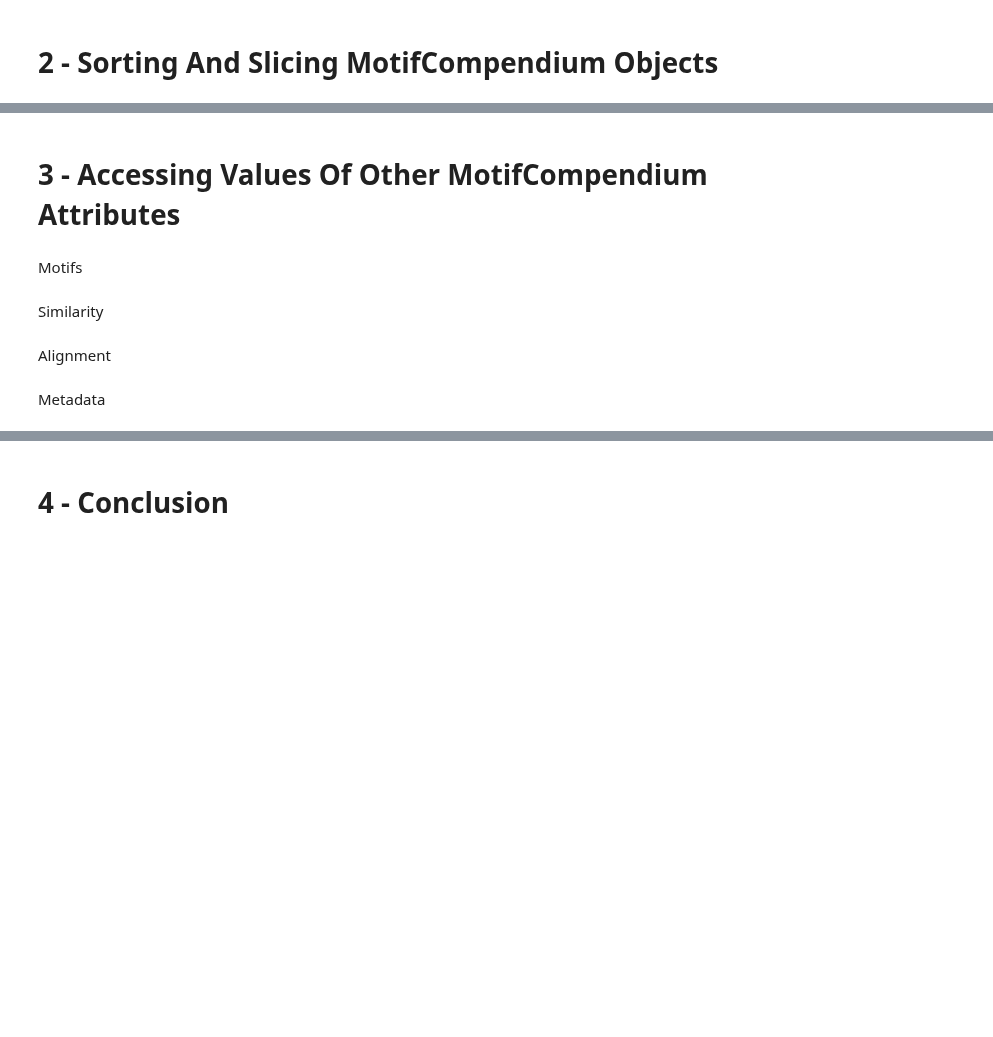
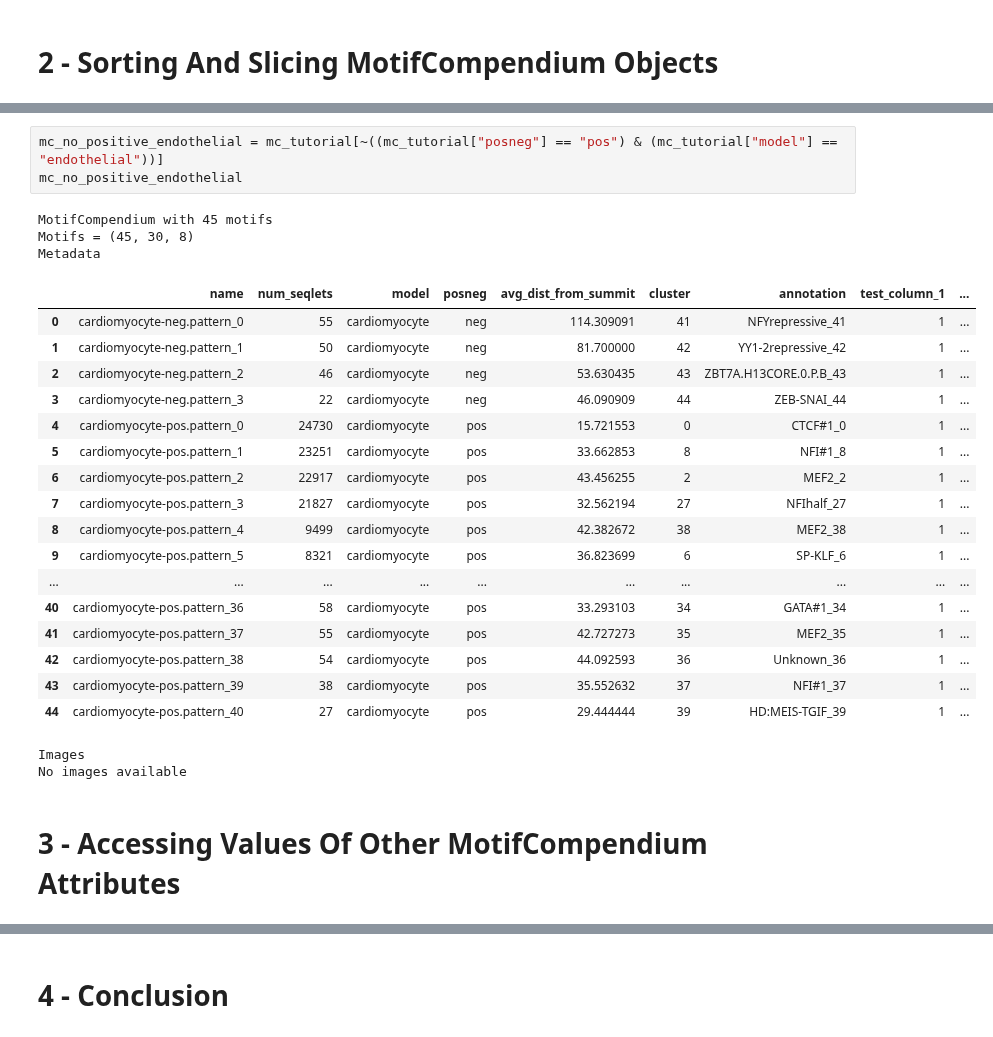
Before and after one commit to kundajelab/MotifCompendium, a Jupyter notebook: tutorials/2_motifcompendium_object.ipynb, the cells around one changed output, grey strips where cells are left out. Saved outputs shown, nothing was run; the diff lists cells and outputs as text; blank space fills up the shorter version.

```diff
--- a/tutorials/2_motifcompendium_object.ipynb
+++ b/tutorials/2_motifcompendium_object.ipynb
@@ -50,10 +450,28 @@ Slice with Pandas syntax
+# %%
+mc_no_positive_endothelial = mc_tutorial[~((mc_tutorial["posneg"] == "pos") & (mc_tutorial["model"] == "endothelial"))]
+mc_no_positive_endothelial
+# %% [output]
+MotifCompendium with 45 motifs
+Motifs = (45, 30, 8)
+Metadata
+|  | name | num_seqlets | model | posneg | avg_dist_from_summit | cluster | annotation | test_column_1 | ... |
+| 0 | cardiomyocyte-neg.pattern_0 | 55 | cardiomyocyte | neg | 114.309091 | 41 | NFYrepressive_41 | 1 | ... |
+| 1 | cardiomyocyte-neg.pattern_1 | 50 | cardiomyocyte | neg | 81.700000 | 42 | YY1-2repressive_42 | 1 | ... |
+| 2 | cardiomyocyte-neg.pattern_2 | 46 | cardiomyocyte | neg | 53.630435 | 43 | ZBT7A.H13CORE.0.P.B_43 | 1 | ... |
+| 3 | cardiomyocyte-neg.pattern_3 | 22 | cardiomyocyte | neg | 46.090909 | 44 | ZEB-SNAI_44 | 1 | ... |
+| 4 | cardiomyocyte-pos.pattern_0 | 24730 | cardiomyocyte | pos | 15.721553 | 0 | CTCF#1_0 | 1 | ... |
+| 5 | cardiomyocyte-pos.pattern_1 | 23251 | cardiomyocyte | pos | 33.662853 | 8 | NFI#1_8 | 1 | ... |
+| 6 | cardiomyocyte-pos.pattern_2 | 22917 | cardiomyocyte | pos | 43.456255 | 2 | MEF2_2 | 1 | ... |
+| 7 | cardiomyocyte-pos.pattern_3 | 21827 | cardiomyocyte | pos | 32.562194 | 27 | NFIhalf_27 | 1 | ... |
+| 8 | cardiomyocyte-pos.pattern_4 | 9499 | cardiomyocyte | pos | 42.382672 | 38 | MEF2_38 | 1 | ... |
+| 9 | cardiomyocyte-pos.pattern_5 | 8321 | cardiomyocyte | pos | 36.823699 | 6 | SP-KLF_6 | 1 | ... |
+| ... | ... | ... | ... | ... | ... | ... | ... | ... | ... |
+| 40 | cardiomyocyte-pos.pattern_36 | 58 | cardiomyocyte | pos | 33.293103 | 34 | GATA#1_34 | 1 | ... |
+| 41 | cardiomyocyte-pos.pattern_37 | 55 | cardiomyocyte | pos | 42.727273 | 35 | MEF2_35 | 1 | ... |
+| 42 | cardiomyocyte-pos.pattern_38 | 54 | cardiomyocyte | pos | 44.092593 | 36 | Unknown_36 | 1 | ... |
+| 43 | cardiomyocyte-pos.pattern_39 | 38 | cardiomyocyte | pos | 35.552632 | 37 | NFI#1_37 | 1 | ... |
+| 44 | cardiomyocyte-pos.pattern_40 | 27 | cardiomyocyte | pos | 29.444444 | 39 | HD:MEIS-TGIF_39 | 1 | ... |
+Images
+No images available
 # %% [markdown]
 # 3 - Accessing Values Of Other MotifCompendium Attributes
-# %% [markdown]
-Motifs
-# %% [markdown]
-Similarity
-# %% [markdown]
-Alignment
-# %% [markdown]
-Metadata
```
Also changed, not shown: parts of 110 cells of this notebook, 8 other files.
